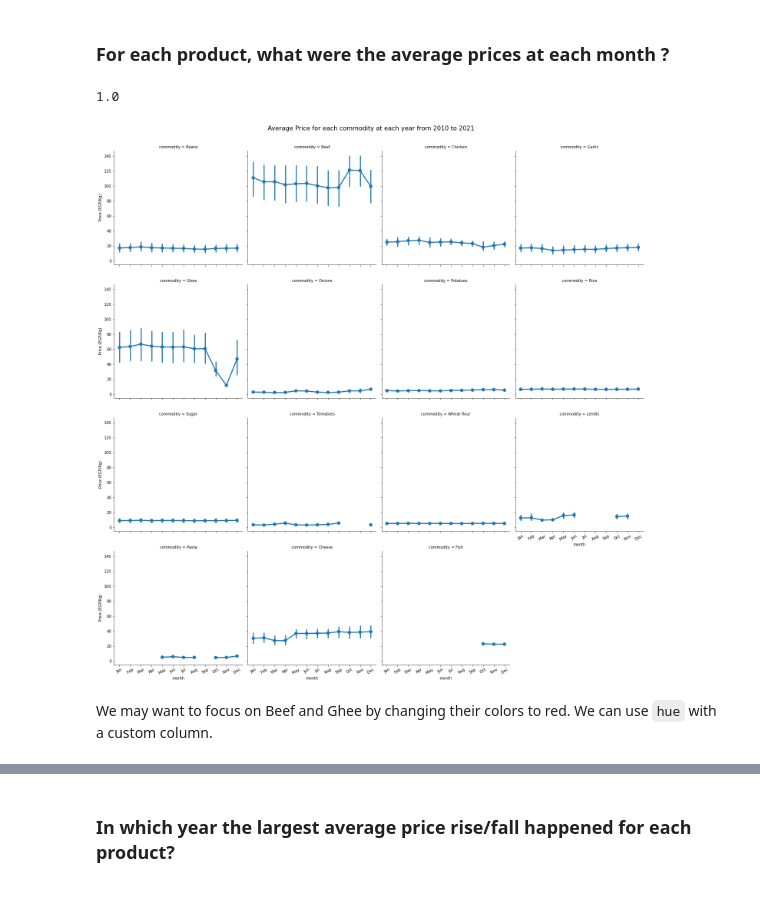
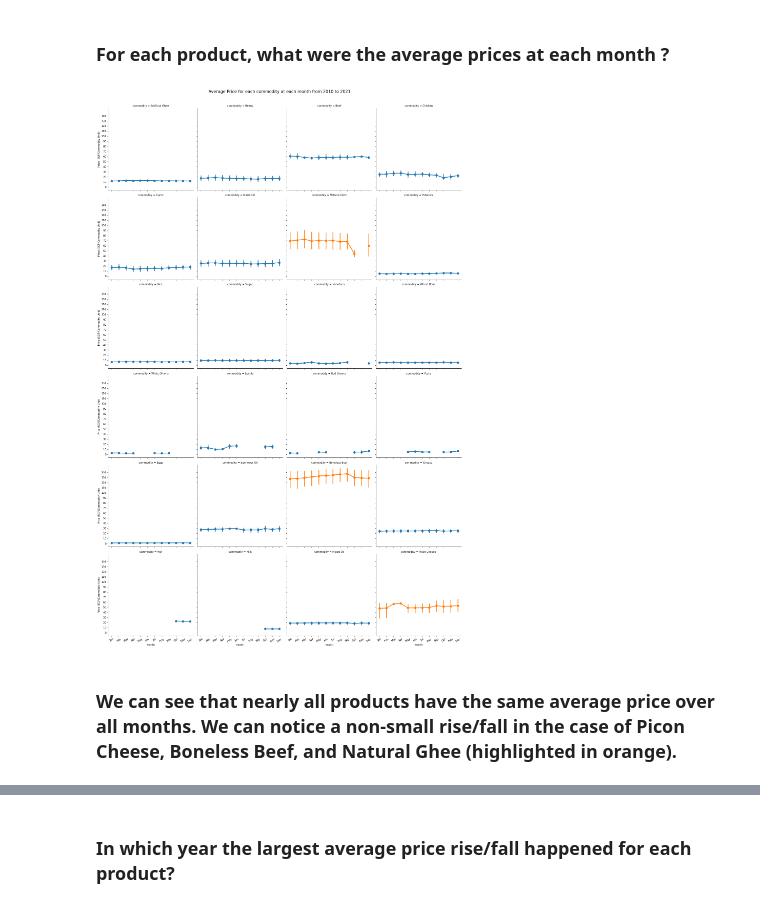
Before and after one commit to OmdenaAI/giza-egypt-chapter-analysing-open-data, a Jupyter notebook: src/tasks/task_2_data_visualization/Food-Data-Analysis.ipynb, the cells around one changed output, grey strips where cells are left out. Saved outputs shown, nothing was run; the diff lists cells and outputs as text; code cells hidden in the pictures.

```diff
--- a/src/tasks/task_2_data_visualization/Food-Data-Analysis.ipynb
+++ b/src/tasks/task_2_data_visualization/Food-Data-Analysis.ipynb
@@ -252,7 +265,7 @@ food_data_year['day'] = food_data_year.apply(lambda row: row['date'].day, axis =
 # %%
 commodity_year = food_data_year.groupby(by=["year", "month", "commodity"]).agg({"price": np.mean}).reset_index()
 # %%
-commodity_year["beef_ghee"] = commodity_year.apply(lambda row: 'yes' if row['commodity'] in ["Beef", "Ghee"] else 'no', axis = 1)
+commodity_year["highlight"] = commodity_year.apply(lambda row: 'yes' if row['commodity'] in ["Natural Ghee", "Picon Cheese", "Boneless Beef"] else 'no', axis = 1)
 # %%
 g = sns.catplot(
     data = commodity_year,
@@ -261,11 +274,14 @@ g = sns.catplot(
     col = 'commodity',
     col_wrap = 4,
     kind = "point",
+    hue = "highlight",
+    legend = False
 )
 
 for ax in g.axes:
-    ax.set_ylabel("Price (EGP/Kg)")
+    ax.set_ylabel("Price (EGP/Commodity Unit)")
     ax.set_xticklabels(range(2010, 2021+1), rotation=30)
+    ax.set_yticks(range(0, 140+5, 10))
 
 g.fig.suptitle("Average Price for each commodity at each year from 2010 to 2021", fontsize=16,  y=1.01)
 g.fig.tight_layout();
@@ -276,17 +289,0 @@ Beef and Ghee have the biggest yearly-averaged prirce rises, we may want to chan
-# %%
-g = sns.catplot(
-    data = commodity_year,
-    x = 'year',
-    y = 'price',
-    col = 'commodity',
-    col_wrap = 4,
-    kind = "point",
-    hue = "beef_ghee"
-)
-
-for ax in g.axes:
-    ax.set_ylabel("Price (EGP/Kg)")
-    ax.set_xticklabels(range(2010, 2021+1), rotation=30)
-
-g.fig.suptitle("Average Price for each commodity at each year from 2010 to 2021", fontsize=16,  y=1.01)
-g.fig.tight_layout();
@@ -295,23 +294,27 @@ g.fig.tight_layout();
 # %% [markdown]
 ### For each product, what were the average prices at each month ?
+# %%
+commodity_year['highlight_month'] = commodity_year.apply(lambda row: 'yes' if row['commodity'] in ["Natural Ghee", "Picon Cheese", "Boneless Beef"] else 'no', axis = 1)
 # %%
 g = sns.catplot(
     data = commodity_year,
     x = 'month',
     y = 'price',
     col = 'commodity',
     col_wrap = 4,
     kind = "point",
+    hue = "highlight_month",
+    legend = False
 )
 
 for ax in g.axes:
-    ax.set_ylabel("Price (EGP/Kg)")
+    ax.set_ylabel("Price (EGP/Commodity Unit)")
     ax.set_xticklabels(['Jan', 'Feb', 'Mar', 'Apr', 'May', 'Jun', 'Jul', 'Aug', 'Sep', 'Oct', 'Nov', 'Dec'], rotation=30)
+    ax.set_yticks(range(0, 140+10, 10))
 
-g.fig.suptitle("Average Price for each commodity at each year from 2010 to 2021", fontsize=16,  y=1.01)
+g.fig.suptitle("Average Price for each commodity at each month from 2010 to 2021", fontsize=16,  y=1.01)
 g.fig.tight_layout();
 # %% [output]
-1.0
-[figure, old version]
+[figure, new version]
 # %% [markdown]
-We may want to focus on Beef and Ghee by changing their colors to red. We can use `hue` with a custom column.
+### We can see that nearly all products have the same average price over all months. We can notice a non-small rise/fall in the case of Picon Cheese, Boneless Beef, and Natural Ghee (highlighted in orange).
```
Also changed, not shown: parts of 23 cells of this notebook.
